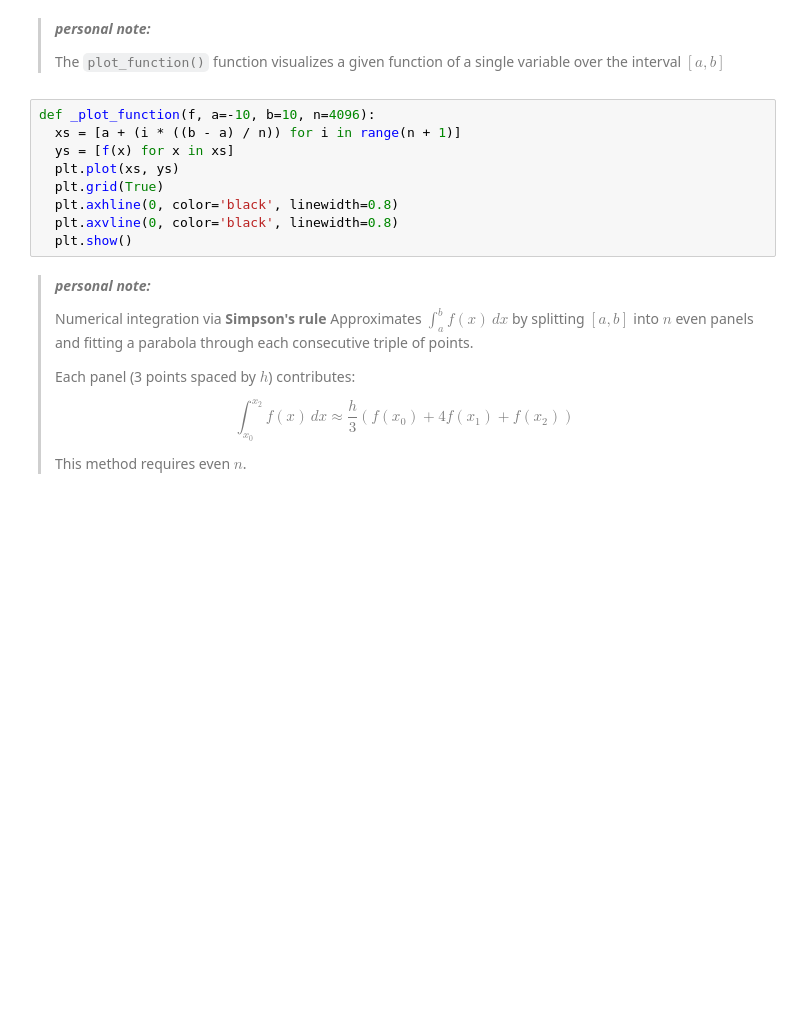
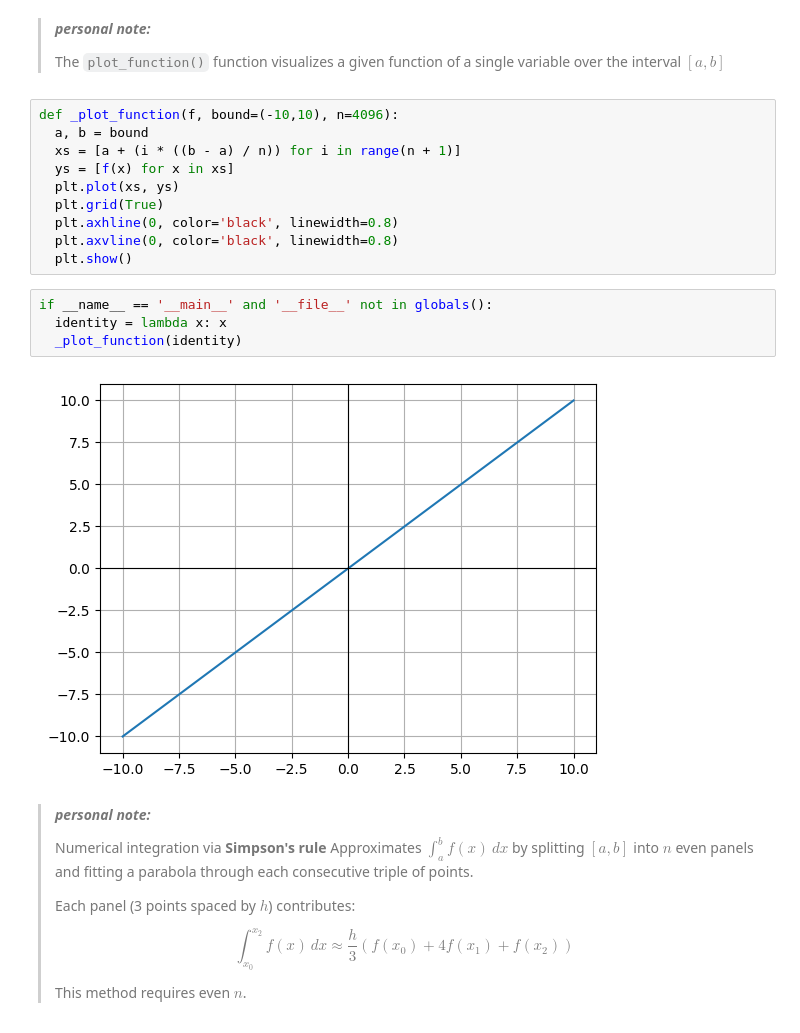
Before and after one commit to oportunitas/state-estimation-for-robotics, a Jupyter notebook: 2.primer-on-probability-theory/1.probability-density-functions/1.definitions/explore.ipynb, the cells around one changed output. Drawn from its saved outputs; the diff is of its cells as text; blank space fills up the shorter version.

```diff
--- a/2.primer-on-probability-theory/1.probability-density-functions/1.definitions/explore.ipynb
+++ b/2.primer-on-probability-theory/1.probability-density-functions/1.definitions/explore.ipynb
@@ -7,7 +7,8 @@ import numpy as np
 >
 > The `plot_function()` function visualizes a given function of a single variable over the interval $[a, b]$
 # %%
-def _plot_function(f, a=-10, b=10, n=4096):
+def _plot_function(f, bound=(-10,10), n=4096):
+  a, b = bound
   xs = [a + (i * ((b - a) / n)) for i in range(n + 1)]
   ys = [f(x) for x in xs]
   plt.plot(xs, ys)
@@ -15,6 +16,12 @@ def _plot_function(f, a=-10, b=10, n=4096):
   plt.axhline(0, color='black', linewidth=0.8)
   plt.axvline(0, color='black', linewidth=0.8)
   plt.show()
+# %%
+if __name__ == '__main__' and '__file__' not in globals():
+  identity = lambda x: x
+  _plot_function(identity)
+# %% [output]
+[figure, added]
 # %% [markdown]
 > _**personal note:**_
 >
```
Also changed, not shown: parts of 17 cells of this notebook.
